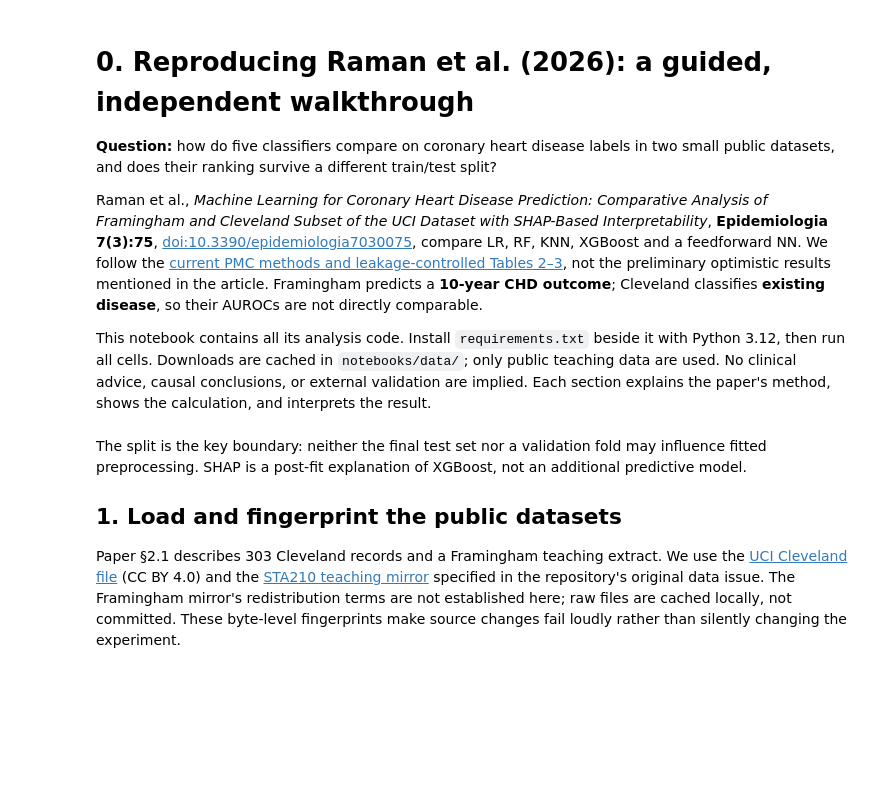
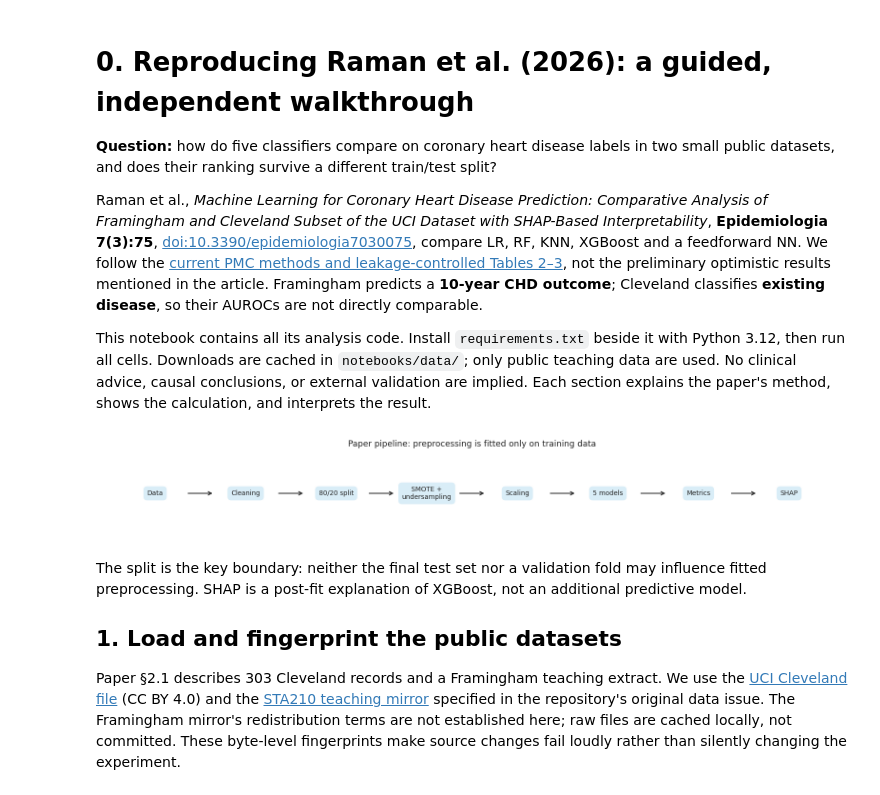
Before and after one commit to mc5eamus/replicate-raman-2026-heart-ml, a Jupyter notebook: notebooks/raman2026_reproduction.ipynb, the cells around one changed output. Cells and saved outputs as stored; diff of their text form; code cells hidden in the pictures; blank space fills up the shorter version.

Commit message:
Save executed notebook with 32 figures and verified CPU runtime
Co-authored-by: mc5eamus <19579342+mc5eamus@users.noreply.github.com>

```diff
--- a/notebooks/raman2026_reproduction.ipynb
+++ b/notebooks/raman2026_reproduction.ipynb
@@ -57,21 +59,23 @@ plt.rcParams.update({'figure.dpi': 100, 'savefig.dpi': 100})
 # %%
 from IPython import get_ipython
 get_ipython().run_line_magic('matplotlib', 'inline')
 
 stages = ['Data', 'Cleaning', '80/20 split', 'SMOTE +\nundersampling',
           'Scaling', '5 models', 'Metrics', 'SHAP']
 fig, ax = plt.subplots(figsize=(16, 2.4))
 for i, stage in enumerate(stages):
     ax.text(i, 0, stage, ha='center', va='center', fontsize=10,
             bbox=dict(boxstyle='round,pad=0.6', facecolor='#d9edf7'))
     if i < len(stages) - 1:
         ax.annotate('', xy=(i + 0.65, 0), xytext=(i + 0.35, 0),
-                    arrowprops=dict(arrowstyle='->'))
+                    arrowprops=dict(arrowstyle='->', color='#333333', linewidth=1.5))
 ax.set(xlim=(-0.6, 7.6), ylim=(-0.8, 0.8),
        title='Paper pipeline: preprocessing is fitted only on training data')
 ax.axis('off')
 plt.tight_layout()
 plt.show()
+# %% [output]
+[figure, added]
 # %% [markdown]
 The split is the key boundary: neither the final test set nor a validation fold may influence fitted preprocessing. SHAP is a post-fit explanation of XGBoost, not an additional predictive model.
 
```
Also changed, not shown: parts of 29 cells of this notebook, 1 other file.
